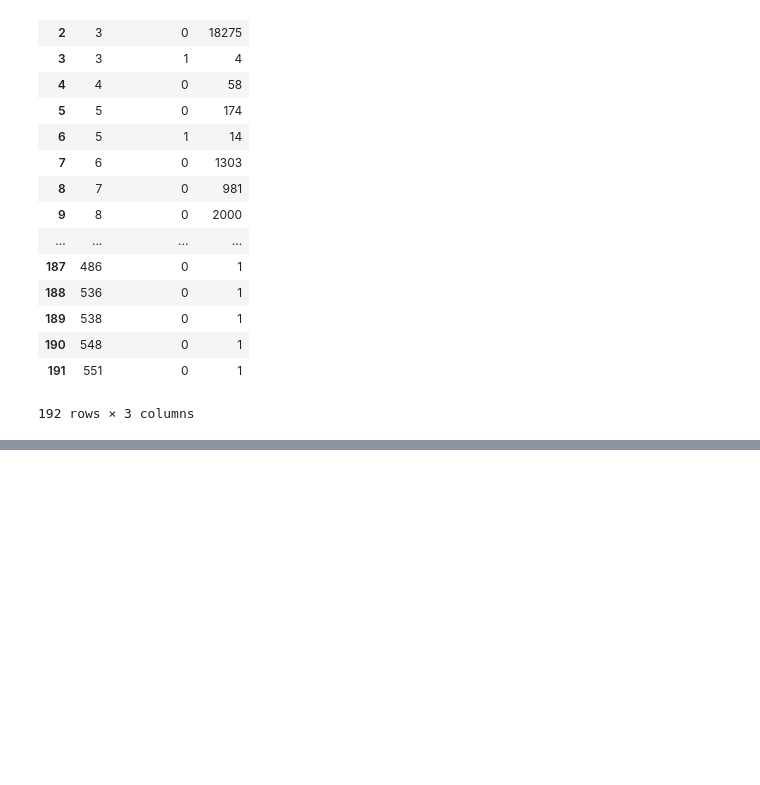
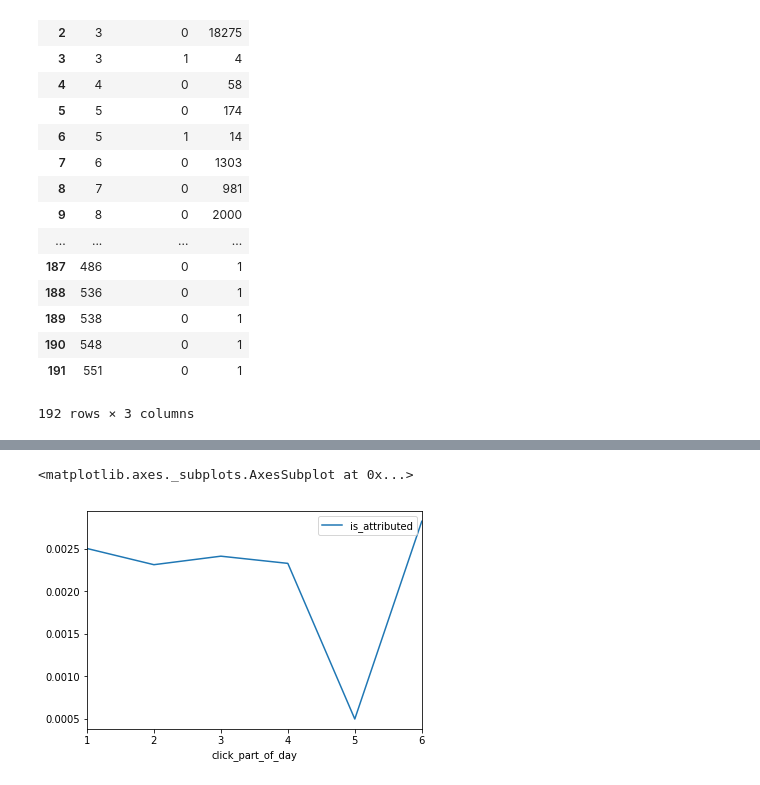
Before and after one commit to prraj67/ad_traffic_fraud, a Jupyter notebook: adtraffic_fraud_20180405.ipynb, the cells around one changed output, grey strips where cells are left out. Saved outputs shown, nothing was run; the diff lists cells and outputs as text; code cells hidden in the pictures; blank space fills up the shorter version.

```diff
--- a/adtraffic_fraud_20180405.ipynb
+++ b/adtraffic_fraud_20180405.ipynb
@@ -271,0 +304,7 @@ df_raw_feat_and_label.groupby(['app','is_attributed']).size().reset_index(name='
+# %%
+df_raw_feat_and_label['click_part_of_day']=df_raw_feat_and_label['click_part_of_day'].astype('category')
+df_raw_feat_and_label['is_attributed']=df_raw_feat_and_label['is_attributed'].astype('int64')
+df_raw_feat_and_label[['click_part_of_day','is_attributed']].groupby('click_part_of_day').mean().plot()
+# %% [output]
+<matplotlib.axes._subplots.AxesSubplot at 0x...>
+[figure, added]
```
Also changed, not shown: parts of 55 cells of this notebook.
